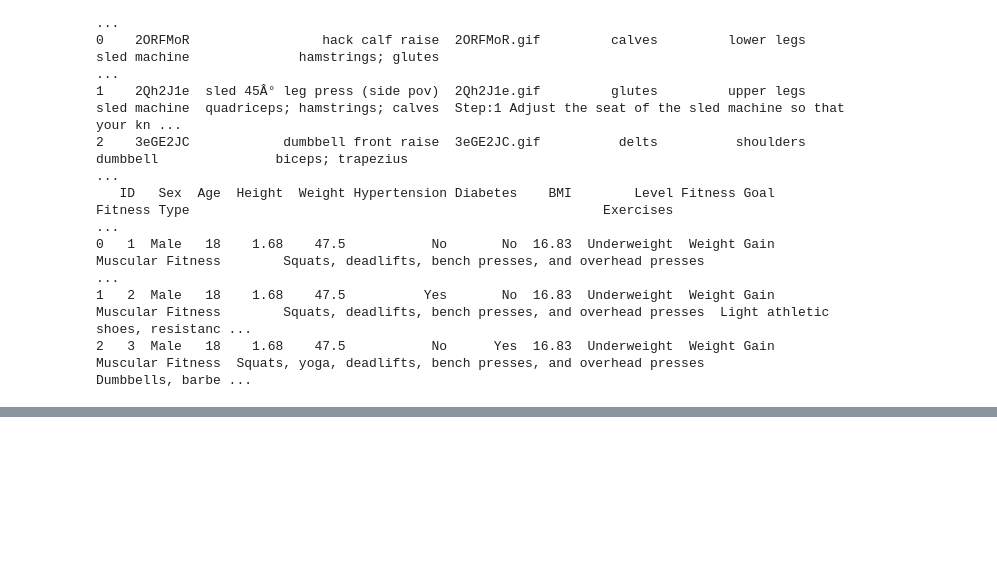
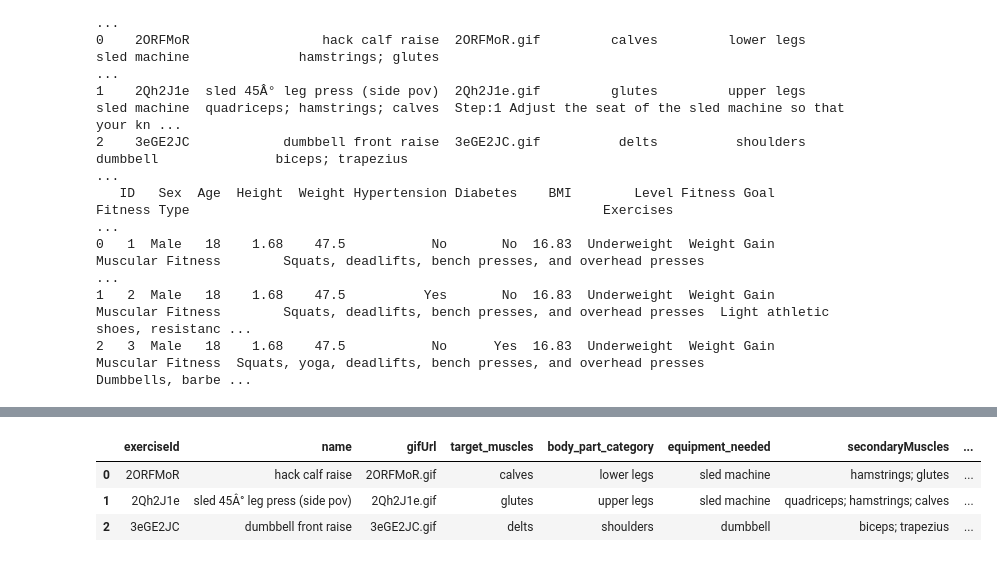
Before and after one commit to heyisula/caloriesense, a Jupyter notebook: train.ipynb, the cells around one changed output, grey strips where cells are left out. Saved outputs shown, nothing was run; the diff lists cells and outputs as text; code cells hidden in the pictures; blank space fills up the shorter version.

```diff
--- a/train.ipynb
+++ b/train.ipynb
@@ -88,0 +165,7 @@ max    14589.00     63.00      2.03    130.00     70.00
+# %%
+df_excise.head(3)
+# %% [output]
+|  | exerciseId | name | gifUrl | target_muscles | body_part_category | equipment_needed | secondaryMuscles | ... |
+| 0 | 2ORFMoR | hack calf raise | 2ORFMoR.gif | calves | lower legs | sled machine | hamstrings; glutes | ... |
+| 1 | 2Qh2J1e | sled 45Â° leg press (side pov) | 2Qh2J1e.gif | glutes | upper legs | sled machine | quadriceps; hamstrings; calves | ... |
+| 2 | 3eGE2JC | dumbbell front raise | 3eGE2JC.gif | delts | shoulders | dumbbell | biceps; trapezius | ... |
```
Also changed, not shown: parts of 23 cells of this notebook, 1 other file.
